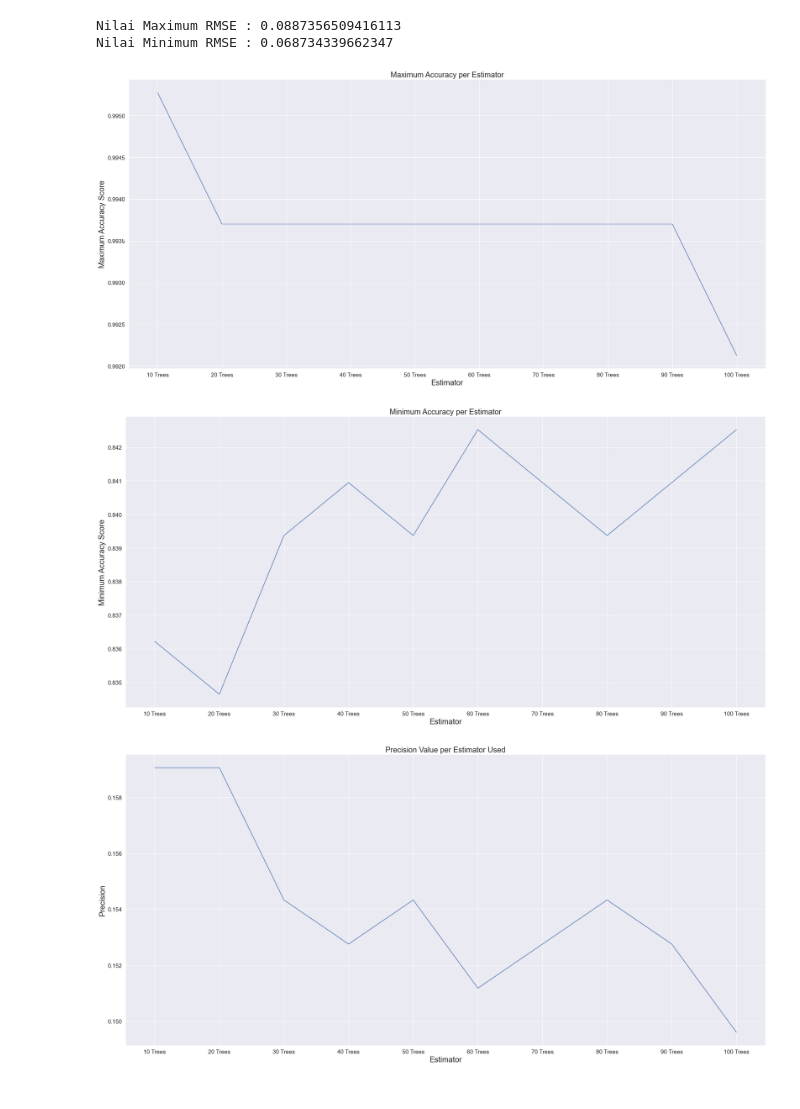
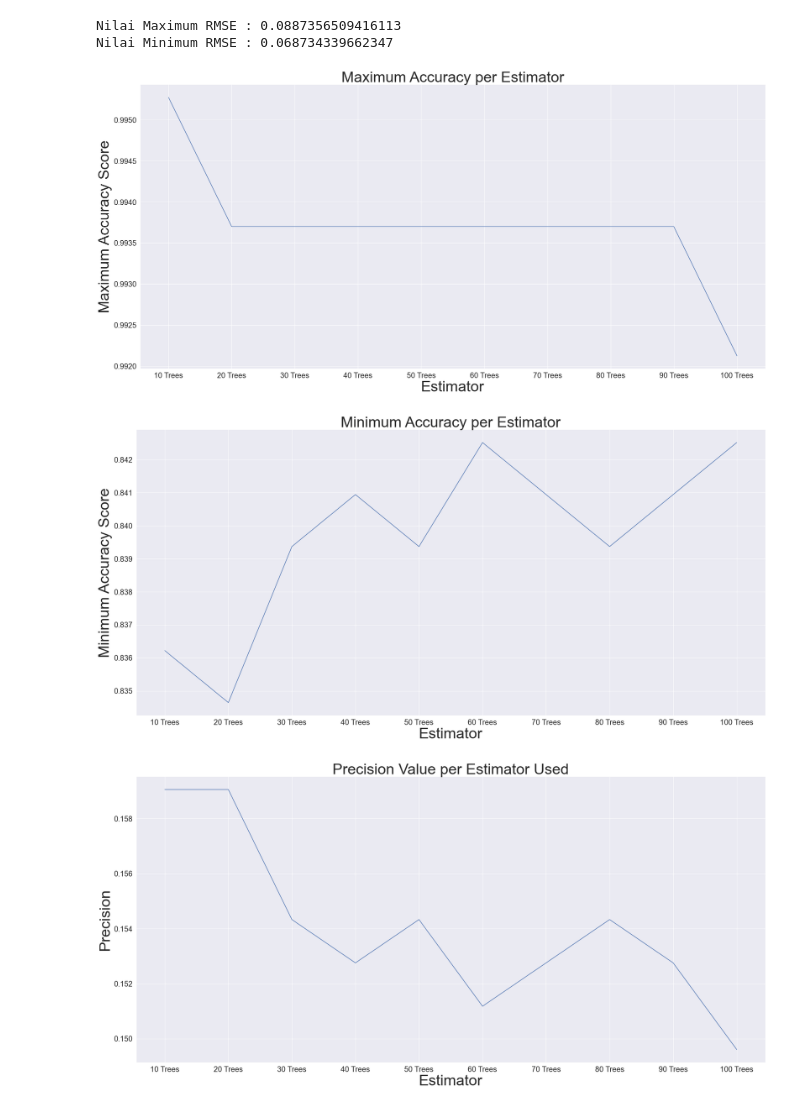
Before and after one commit to martanto/auto-classification-vt, a Jupyter notebook: 07_features_performance_every_estimators.ipynb, the cells around one changed output. Cells and saved outputs as stored; diff of their text form; code cells hidden in the pictures.

```diff
--- a/07_features_performance_every_estimators.ipynb
+++ b/07_features_performance_every_estimators.ipynb
@@ -115,7 +147,17 @@ result = []
 for estimator in estimators:
     result.append(get_stats(df, estimator))
 # %%
-result = pd.DataFrame(result, columns=['estimators','maximum_accuracy','minimum_accuracy','rmse_maximum','rmse_minimum','precision'])
+result = pd.DataFrame(result, columns=[
+    'estimators',
+    'number_features_max_accuracy',
+    'maximum_accuracy',
+    'number_features_min_accuracy',
+    'minimum_accuracy',
+    'number_features_max_rmse',
+    'rmse_maximum',
+    'number_features_min_rmse',
+    'rmse_minimum',
+    'precision'])
 # %%
 result
 # %% [output]
@@ -152,32 +196,32 @@ ax = sns.lineplot(
     data=result,
 )
 
-ax.set_title('Maximum Accuracy per Estimator', fontsize=20)
-ax.set_xlabel('Estimator', fontsize=20)
-ax.set_ylabel('Maximum Accuracy Score', fontsize=20)
-ax.tick_params(axis='both', which='major', labelsize=15)
+ax.set_title('Maximum Accuracy per Estimator', fontsize=40)
+ax.set_xlabel('Estimator', fontsize=40)
+ax.set_ylabel('Maximum Accuracy Score', fontsize=40)
+ax.tick_params(axis='both', which='major', labelsize=20)
 plt.savefig(filename, dpi=150, bbox_inches='tight')
 plt.show()
 # %% [output]
-[figure, old version]
+[figure, new version]
 # %%
 f, ax = plt.subplots(figsize=(30, 14))
 filename = os.path.join(output_dir, 'features_performance_with_estimators_minimum.tiff')
 
 ax = sns.lineplot(
     x='estimators',
     y='minimum_accuracy',
     data=result,
 )
 
-ax.set_title('Minimum Accuracy per Estimator', fontsize=20)
-ax.set_xlabel('Estimator', fontsize=20)
-ax.set_ylabel('Minimum Accuracy Score', fontsize=20)
-ax.tick_params(axis='both', which='major', labelsize=15)
+ax.set_title('Minimum Accuracy per Estimator', fontsize=40)
+ax.set_xlabel('Estimator', fontsize=40)
+ax.set_ylabel('Minimum Accuracy Score', fontsize=40)
+ax.tick_params(axis='both', which='major', labelsize=20)
 plt.savefig(filename, dpi=150, bbox_inches='tight')
 plt.show()
 # %% [output]
-[figure, old version]
+[figure, new version]
 # %%
 f, ax = plt.subplots(figsize=(30, 14))
 filename = os.path.join(output_dir, 'features_performance_with_estimators_precision.tiff')
@@ -188,11 +232,11 @@ ax = sns.lineplot(
     y = "precision",
 )
 
-ax.set_title('Precision Value per Estimator Used', fontsize=20)
-ax.set_xlabel('Estimator', fontsize=20)
-ax.set_ylabel('Precision', fontsize=20)
-ax.tick_params(axis='both', which='major', labelsize=15)
+ax.set_title('Precision Value per Estimator Used', fontsize=40)
+ax.set_xlabel('Estimator', fontsize=40)
+ax.set_ylabel('Precision', fontsize=40)
+ax.tick_params(axis='both', which='major', labelsize=20)
 plt.savefig(filename, dpi=150, bbox_inches='tight')
 plt.show()
 # %% [output]
-[figure, old version]
+[figure, new version]
```
Also changed, not shown: parts of 5 cells of this notebook, 6 other files.
